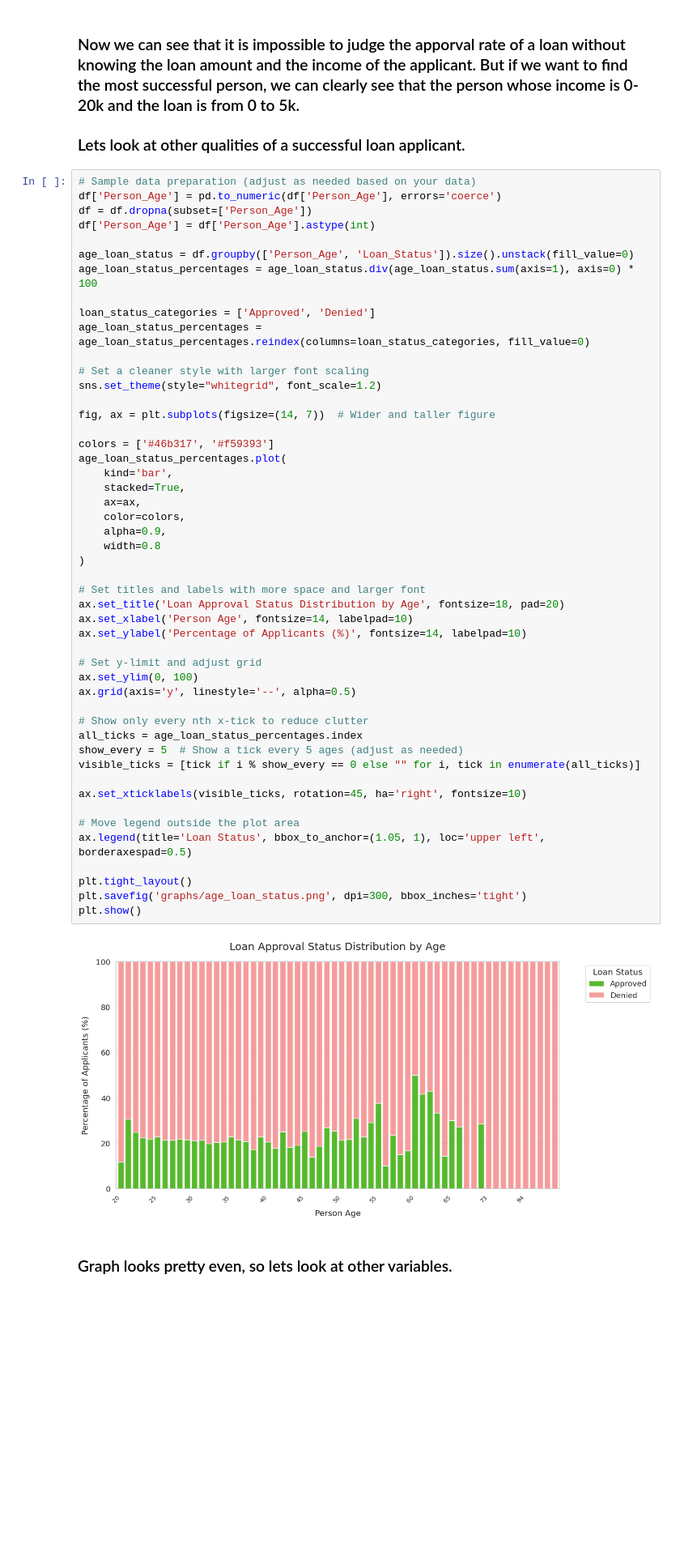
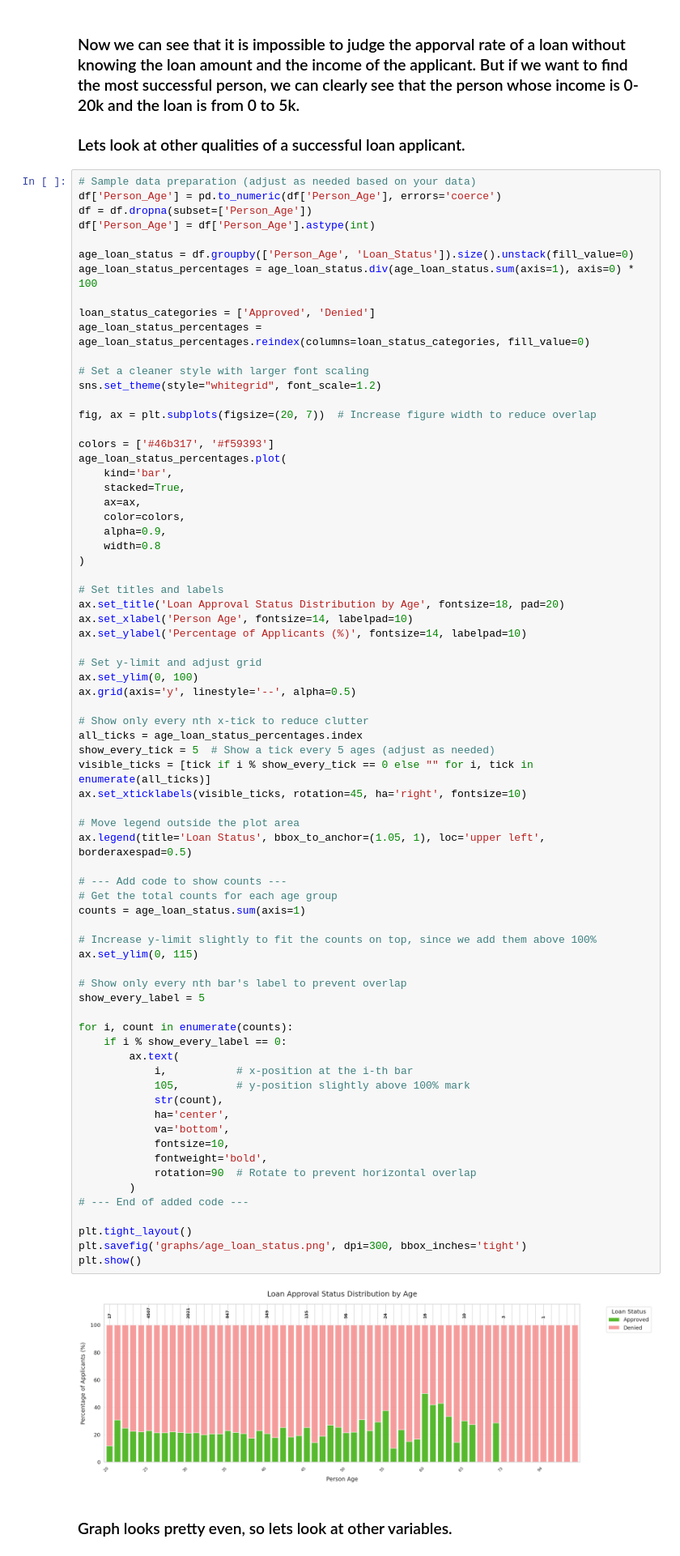
Before and after one commit to thomascook04/Data-Analysis-Proj, a Jupyter notebook: loan.ipynb, the cells around one changed output. Shown at 81% size. Cells and saved outputs as stored; diff of their text form; blank space fills up the shorter version.

Commit message:
loans file with updated age graph

```diff
--- a/loan.ipynb
+++ b/loan.ipynb
@@ -389,42 +389,65 @@ age_loan_status_percentages = age_loan_status_percentages.reindex(columns=loan_s
 # Set a cleaner style with larger font scaling
 sns.set_theme(style="whitegrid", font_scale=1.2)
 
-fig, ax = plt.subplots(figsize=(14, 7))  # Wider and taller figure
+fig, ax = plt.subplots(figsize=(20, 7))  # Increase figure width to reduce overlap
 
 colors = ['#46b317', '#f59393']
 age_loan_status_percentages.plot(
     kind='bar',
     stacked=True,
     ax=ax,
     color=colors,
     alpha=0.9,
     width=0.8
 )
 
-# Set titles and labels with more space and larger font
+# Set titles and labels
 ax.set_title('Loan Approval Status Distribution by Age', fontsize=18, pad=20)
 ax.set_xlabel('Person Age', fontsize=14, labelpad=10)
 ax.set_ylabel('Percentage of Applicants (%)', fontsize=14, labelpad=10)
 
 # Set y-limit and adjust grid
 ax.set_ylim(0, 100)
 ax.grid(axis='y', linestyle='--', alpha=0.5)
 
 # Show only every nth x-tick to reduce clutter
 all_ticks = age_loan_status_percentages.index
-show_every = 5  # Show a tick every 5 ages (adjust as needed)
-visible_ticks = [tick if i % show_every == 0 else "" for i, tick in enumerate(all_ticks)]
-
+show_every_tick = 5  # Show a tick every 5 ages (adjust as needed)
+visible_ticks = [tick if i % show_every_tick == 0 else "" for i, tick in enumerate(all_ticks)]
 ax.set_xticklabels(visible_ticks, rotation=45, ha='right', fontsize=10)
 
 # Move legend outside the plot area
 ax.legend(title='Loan Status', bbox_to_anchor=(1.05, 1), loc='upper left', borderaxespad=0.5)
 
+# --- Add code to show counts ---
+# Get the total counts for each age group
+counts = age_loan_status.sum(axis=1)
+
+# Increase y-limit slightly to fit the counts on top, since we add them above 100%
+ax.set_ylim(0, 115)
+
+# Show only every nth bar's label to prevent overlap
+show_every_label = 5
+
+for i, count in enumerate(counts):
+    if i % show_every_label == 0:
+        ax.text(
+            i,           # x-position at the i-th bar
+            105,         # y-position slightly above 100% mark
+            str(count),
+            ha='center',
+            va='bottom',
+            fontsize=10,
+            fontweight='bold',
+            rotation=90  # Rotate to prevent horizontal overlap
+        )
+# --- End of added code ---
+
 plt.tight_layout()
 plt.savefig('graphs/age_loan_status.png', dpi=300, bbox_inches='tight')
 plt.show()
 # %% [output]
-[figure, old version]
+[figure, new version]
 # %% [markdown]
 ### Graph looks pretty even, so lets look at other variables.
 # %%
```
